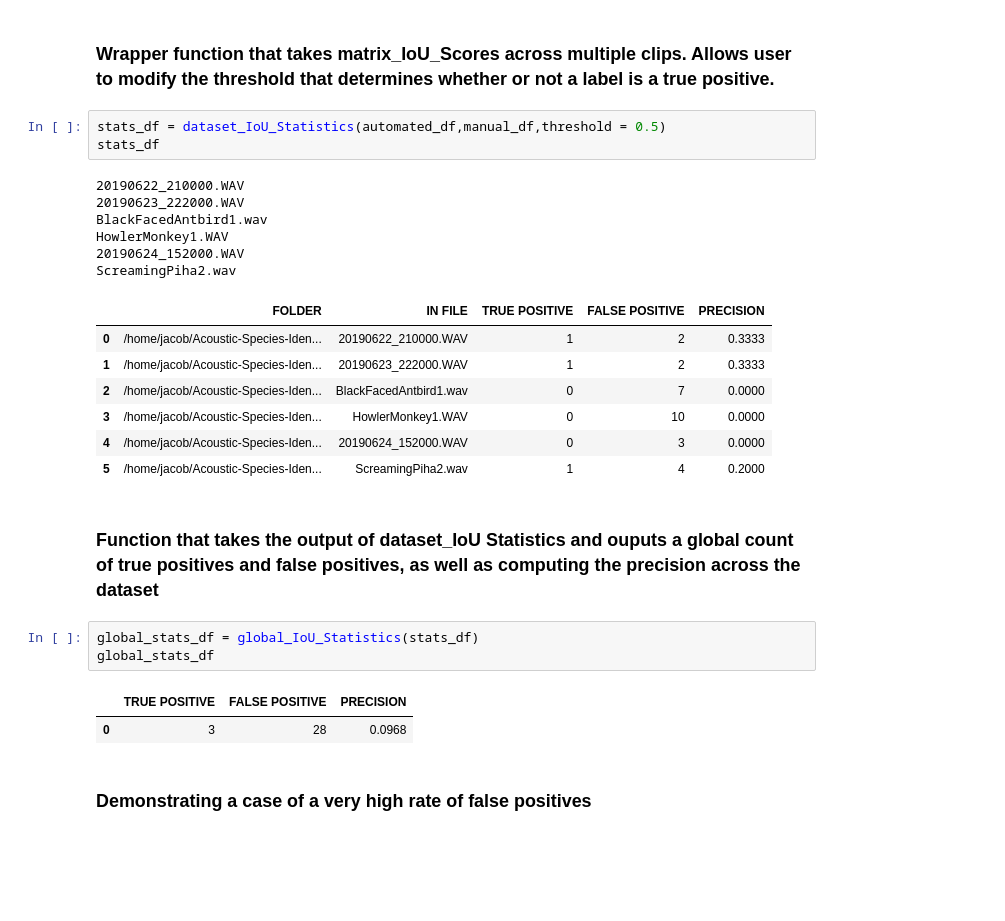
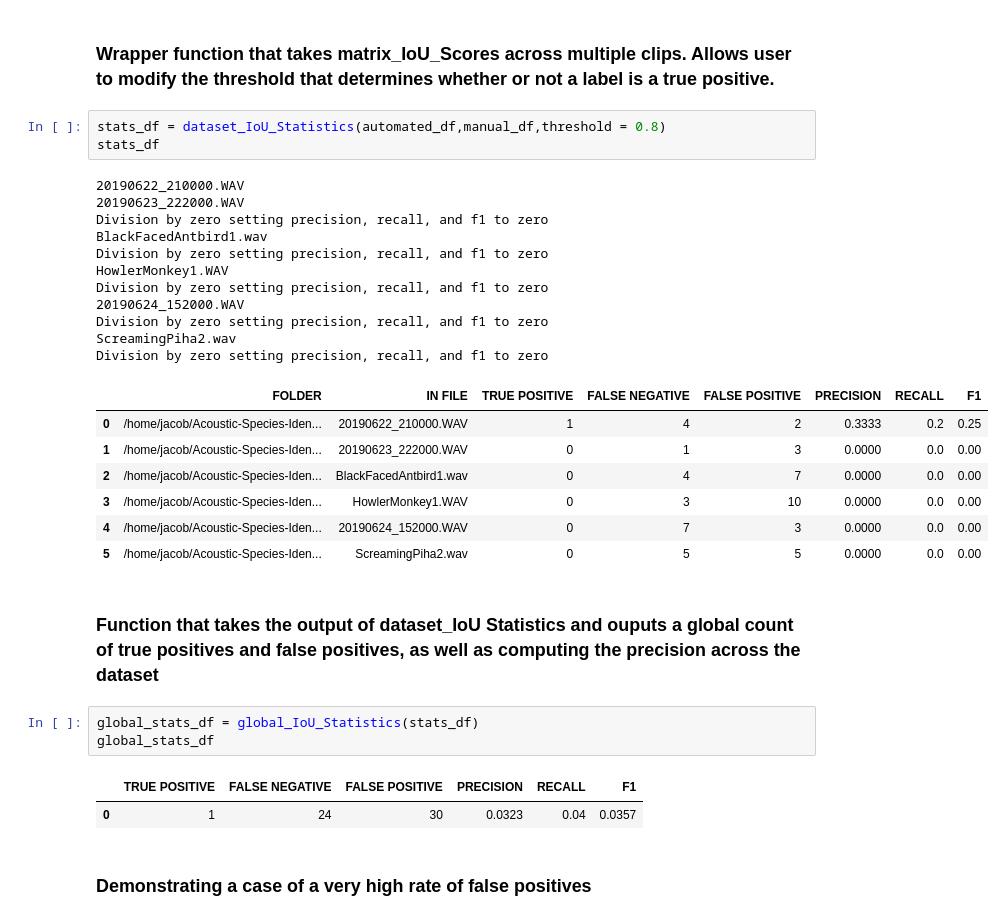
Before and after one commit to UCSD-E4E/PyHa, a Jupyter notebook: Microfaune_Local_Score_Package_Tutorial.ipynb, the cells around one changed output. Drawn from its saved outputs; the diff is of its cells as text; blank space fills up the shorter version.

Commit message:
Added Recall and F1 scores to IoU Statistics This involved calculating the number of false negatives in the IoU Matrix scores functions

```diff
--- a/Microfaune_Local_Score_Package_Tutorial.ipynb
+++ b/Microfaune_Local_Score_Package_Tutorial.ipynb
@@ -136,30 +140,35 @@ matrix_IoU_Scores(Intersection_over_Union_Matrix,manual_piha_df,0.5)
 # %% [markdown]
 ### Wrapper function that takes matrix_IoU_Scores across multiple clips. Allows user to modify the threshold that determines whether or not a label is a true positive.
 # %%
-stats_df = dataset_IoU_Statistics(automated_df,manual_df,threshold = 0.5)
+stats_df = dataset_IoU_Statistics(automated_df,manual_df,threshold = 0.8)
 stats_df
 # %% [output]
 20190622_210000.WAV
 20190623_222000.WAV
+Division by zero setting precision, recall, and f1 to zero
 BlackFacedAntbird1.wav
+Division by zero setting precision, recall, and f1 to zero
 HowlerMonkey1.WAV
+Division by zero setting precision, recall, and f1 to zero
 20190624_152000.WAV
+Division by zero setting precision, recall, and f1 to zero
 ScreamingPiha2.wav
+Division by zero setting precision, recall, and f1 to zero
-|  | FOLDER | IN FILE | TRUE POSITIVE | FALSE POSITIVE | PRECISION |
-| 0 | /home/jacob/Acoustic-Species-Iden... | 20190622_210000.WAV | 1 | 2 | 0.3333 |
-| 1 | /home/jacob/Acoustic-Species-Iden... | 20190623_222000.WAV | 1 | 2 | 0.3333 |
-| 2 | /home/jacob/Acoustic-Species-Iden... | BlackFacedAntbird1.wav | 0 | 7 | 0.0000 |
-| 3 | /home/jacob/Acoustic-Species-Iden... | HowlerMonkey1.WAV | 0 | 10 | 0.0000 |
-| 4 | /home/jacob/Acoustic-Species-Iden... | 20190624_152000.WAV | 0 | 3 | 0.0000 |
-| 5 | /home/jacob/Acoustic-Species-Iden... | ScreamingPiha2.wav | 1 | 4 | 0.2000 |
+|  | FOLDER | IN FILE | TRUE POSITIVE | FALSE NEGATIVE | FALSE POSITIVE | PRECISION | RECALL | F1 |
+| 0 | /home/jacob/Acoustic-Species-Iden... | 20190622_210000.WAV | 1 | 4 | 2 | 0.3333 | 0.2 | 0.25 |
+| 1 | /home/jacob/Acoustic-Species-Iden... | 20190623_222000.WAV | 0 | 1 | 3 | 0.0000 | 0.0 | 0.00 |
+| 2 | /home/jacob/Acoustic-Species-Iden... | BlackFacedAntbird1.wav | 0 | 4 | 7 | 0.0000 | 0.0 | 0.00 |
+| 3 | /home/jacob/Acoustic-Species-Iden... | HowlerMonkey1.WAV | 0 | 3 | 10 | 0.0000 | 0.0 | 0.00 |
+| 4 | /home/jacob/Acoustic-Species-Iden... | 20190624_152000.WAV | 0 | 7 | 3 | 0.0000 | 0.0 | 0.00 |
+| 5 | /home/jacob/Acoustic-Species-Iden... | ScreamingPiha2.wav | 0 | 5 | 5 | 0.0000 | 0.0 | 0.00 |
 # %% [markdown]
 ### Function that takes the output of dataset_IoU Statistics and ouputs a global count of true positives and false positives, as well as computing the precision across the dataset
 # %%
 global_stats_df = global_IoU_Statistics(stats_df)
 global_stats_df
 # %% [output]
-|  | TRUE POSITIVE | FALSE POSITIVE | PRECISION |
-| 0 | 3 | 28 | 0.0968 |
+|  | TRUE POSITIVE | FALSE NEGATIVE | FALSE POSITIVE | PRECISION | RECALL | F1 |
+| 0 | 1 | 24 | 30 | 0.0323 | 0.04 | 0.0357 |
 # %% [markdown]
 ### Demonstrating a case of a very high rate of false positives
 # %%
```
Also changed, not shown: parts of 4 cells of this notebook, 1 other file.
